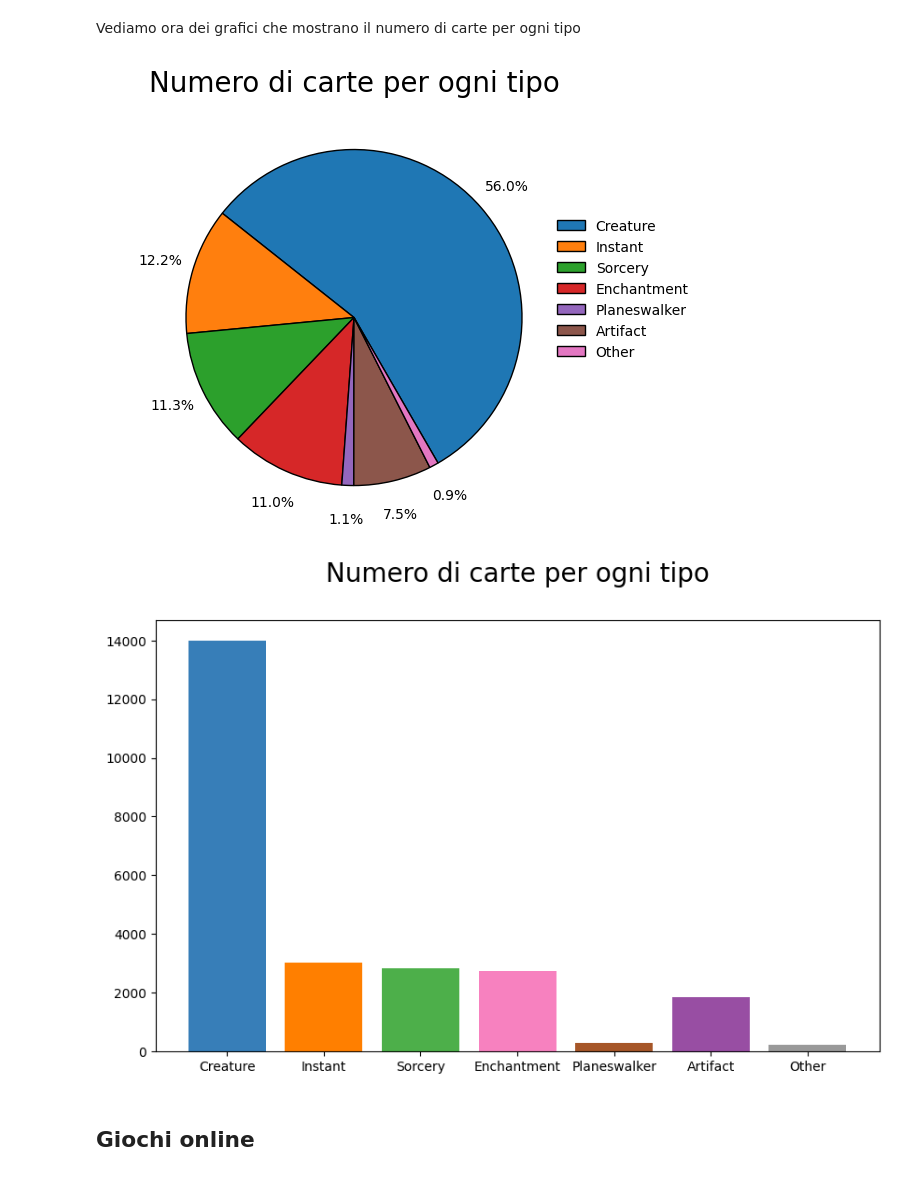
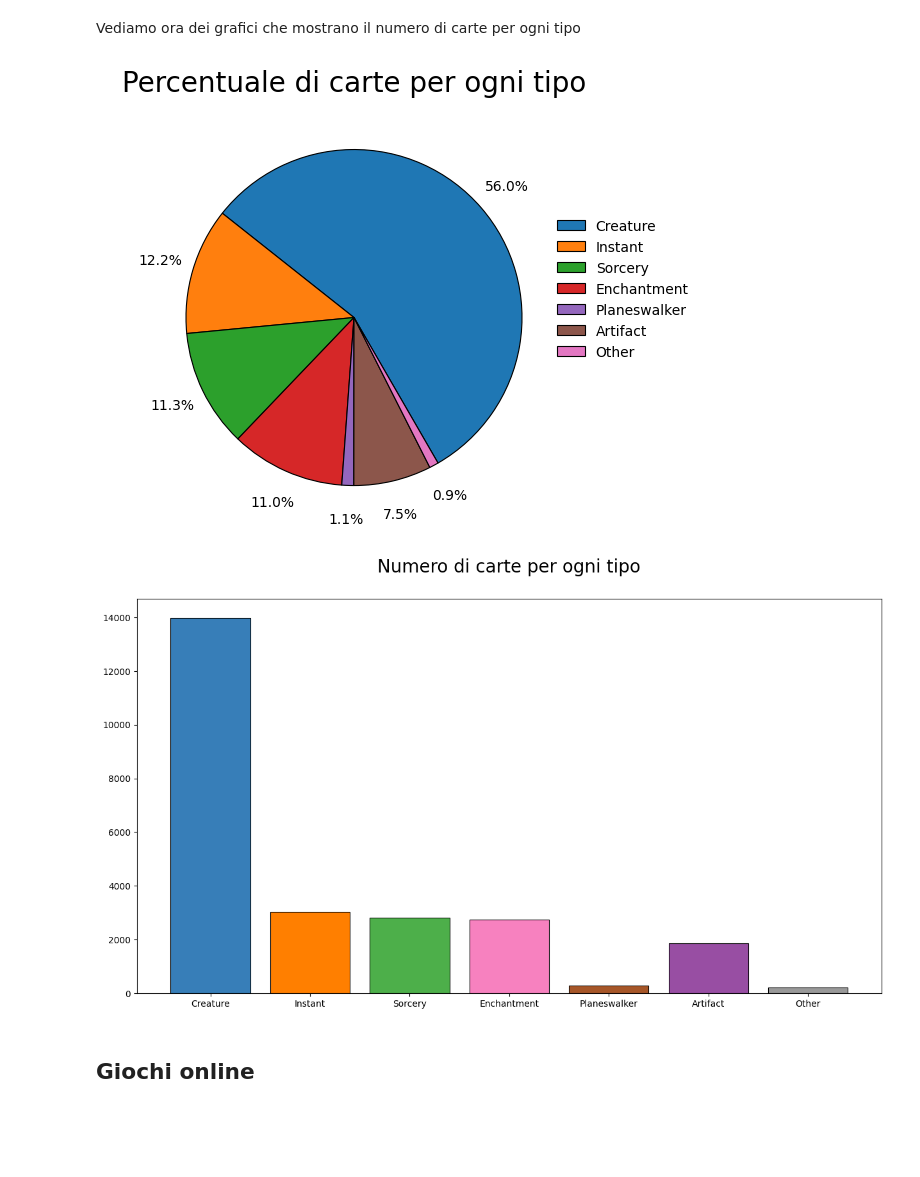
Before and after one commit to leonardosolari/SciViz-MTG, a Jupyter notebook: notebook.ipynb, the cells around one changed output. Drawn from its saved outputs; the diff is of its cells as text; code cells hidden in the pictures; blank space fills up the shorter version.

```diff
--- a/notebook.ipynb
+++ b/notebook.ipynb
@@ -803,28 +974,28 @@ typeCount = {
 labels = typeCount.keys()
 sizes = typeCount.values()
 
-plt.title("Numero di carte per ogni tipo",pad =30,fontsize=20)
+plt.title("Percentuale di carte per ogni tipo",pad =30,fontsize=20)
 plt.pie(sizes,autopct='%1.1f%%',pctdistance=1.2, startangle=300, wedgeprops = {"edgecolor" : "black",
-                      'linewidth': 1,
+                      'linewidth': 0.8,
                       'antialiased': True})
 plt.legend(labels=labels,frameon=False,bbox_to_anchor=(0.7, 0.3, 0.5, 0.5))
 plt.axis('equal')
 plt.show()
 # %% [output]
-[figure, old version]
+[figure, new version]
 # %%
 labels = typeCount.keys()
 sizes = typeCount.values()
 colors = ['#377eb8', '#ff7f00', '#4daf4a',
                   '#f781bf', '#a65628', '#984ea3',
                   '#999999', '#e41a1c', '#dede00']
 
-fig, ax = plt.subplots(figsize=(10, 6))
+fig, ax = plt.subplots(figsize=(15,8))
 plt.title("Numero di carte per ogni tipo",pad =30,fontsize=20)
-plt.bar(labels, sizes, color=colors)
+plt.bar(labels, sizes, color=colors, edgecolor='black', linewidth=0.8)
 plt.show()
 # %% [output]
-[figure, old version]
+[figure, new version]
 # %% [markdown]
 ## Giochi online
 # %% [markdown]
```
Also changed, not shown: parts of 31 cells of this notebook, 44 other files.
